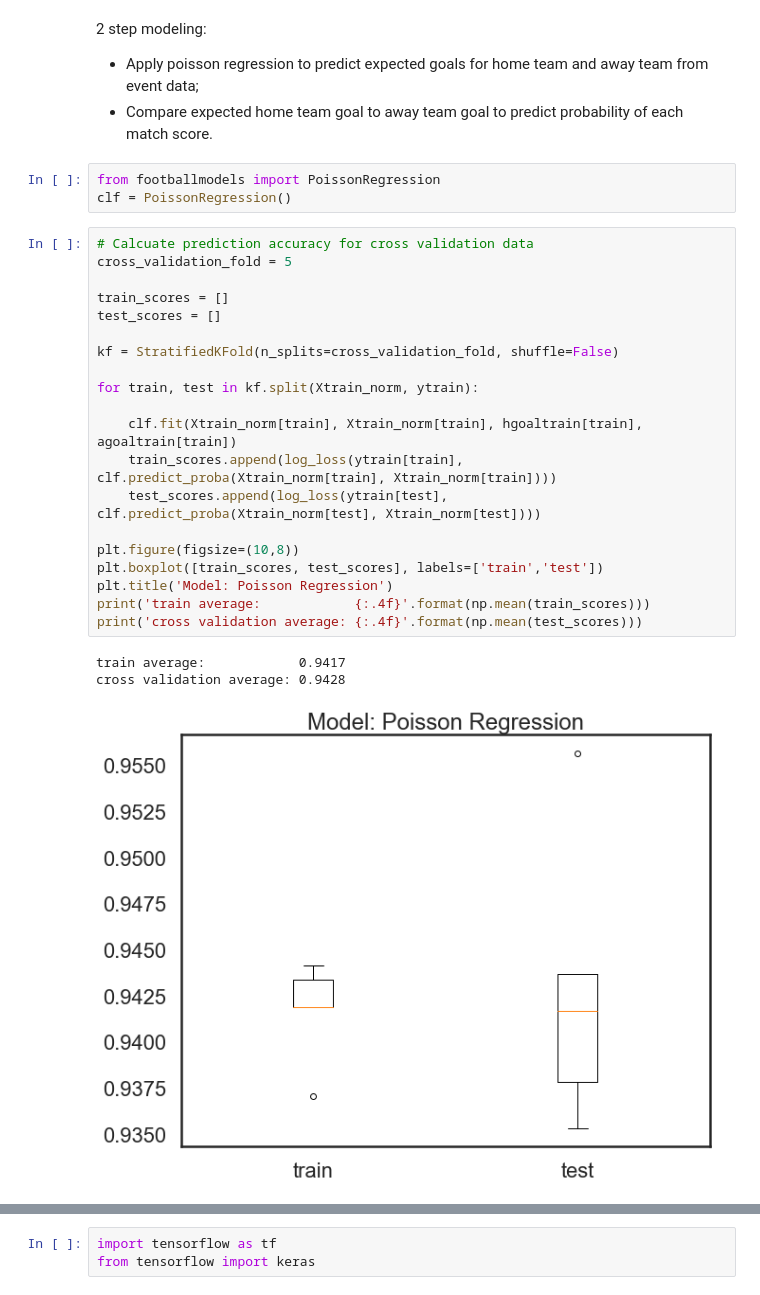
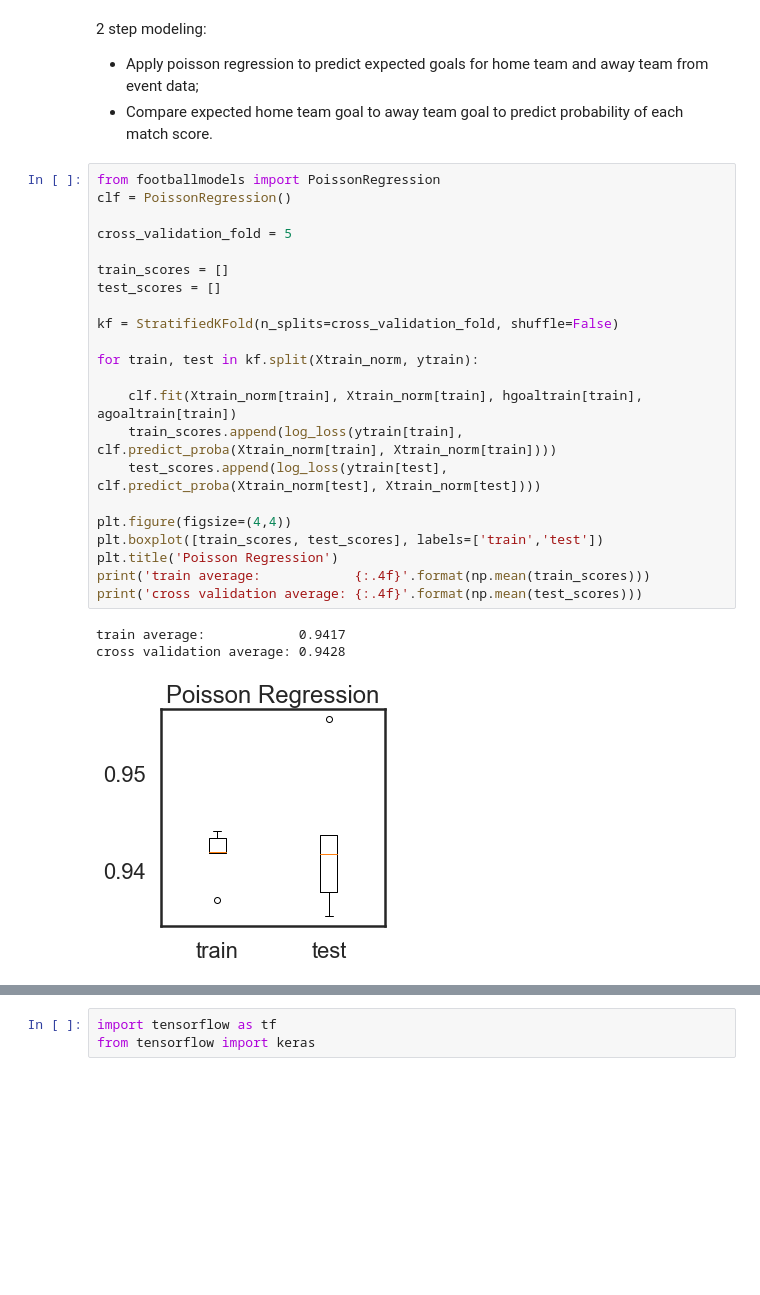
Before and after one commit to xzl524/football_data_analysis, a Jupyter notebook: projects/match_outcome_prediction/match_outcome_retrodiction_kaggle.ipynb, the cells around one changed output, grey strips where cells are left out. Saved outputs shown, nothing was run; the diff lists cells and outputs as text; blank space fills up the shorter version.

```diff
--- a/projects/match_outcome_prediction/match_outcome_retrodiction_kaggle.ipynb
+++ b/projects/match_outcome_prediction/match_outcome_retrodiction_kaggle.ipynb
@@ -342,31 +289,30 @@ cross validation average: 0.9426
 2 step modeling:
 * Apply poisson regression to predict expected goals for home team and away team from event data;
 * Compare expected home team goal to away team goal to predict probability of each match score.
-# %%
-from footballmodels import PoissonRegression
-clf = PoissonRegression()
 # %%
-# Calcuate prediction accuracy for cross validation data
+from footballmodels import PoissonRegression
+clf = PoissonRegression()
+
 cross_validation_fold = 5
 
 train_scores = []
 test_scores = []
 
 kf = StratifiedKFold(n_splits=cross_validation_fold, shuffle=False)
 
 for train, test in kf.split(Xtrain_norm, ytrain):
 
     clf.fit(Xtrain_norm[train], Xtrain_norm[train], hgoaltrain[train], agoaltrain[train])
     train_scores.append(log_loss(ytrain[train], clf.predict_proba(Xtrain_norm[train], Xtrain_norm[train])))
     test_scores.append(log_loss(ytrain[test], clf.predict_proba(Xtrain_norm[test], Xtrain_norm[test])))
 
-plt.figure(figsize=(10,8))
+plt.figure(figsize=(4,4))
 plt.boxplot([train_scores, test_scores], labels=['train','test'])
-plt.title('Model: Poisson Regression')
+plt.title('Poisson Regression')
 print('train average:            {:.4f}'.format(np.mean(train_scores)))
 print('cross validation average: {:.4f}'.format(np.mean(test_scores)))
 # %% [output]
 train average:            0.9417
 cross validation average: 0.9428
-[figure, old version]
+[figure, new version]
 # %% [markdown]
```
Also changed, not shown: parts of 40 cells of this notebook, 1 other file.
